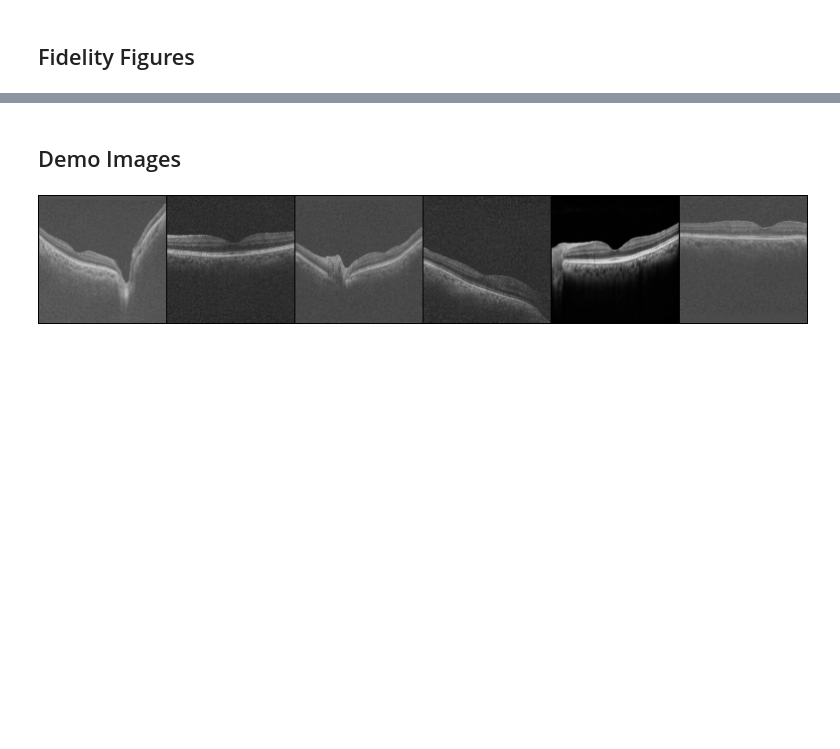
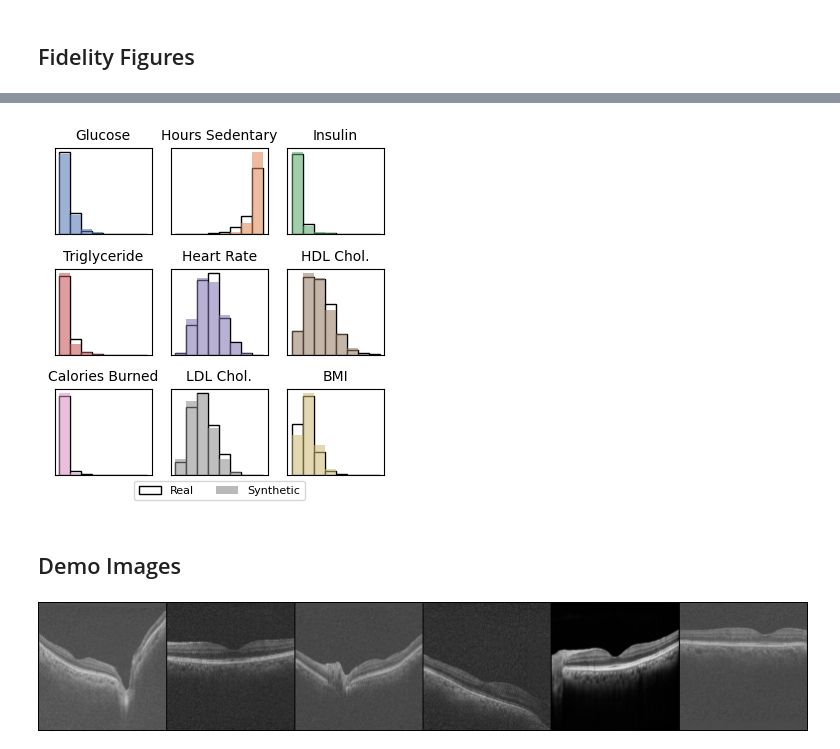
Before and after one commit to nicholas-j-jackson/ai_readi_synth, a Jupyter notebook: Analysis/figures.ipynb, the cells around one changed output, grey strips where cells are left out. Drawn from its saved outputs; the diff is of its cells as text; code cells hidden in the pictures; blank space fills up the shorter version.

```diff
--- a/Analysis/figures.ipynb
+++ b/Analysis/figures.ipynb
@@ -305,3 +524,44 @@ fig.subplots_adjust(hspace=0.5, wspace=0.5) # Adjust vertical and horizontal spa
+# %%
+colmap = {
+            'Glucose [Mass/volume] in Serum or_value (mg/dL)': 'Glucose',
+            'act_sedentary_hrs': 'Hours Sedentary',
+            'Insulin [Units/volume] in Serum o_value (ng/L)': 'Insulin',
+            'Triglyceride [Mass/volume] _value (mg/dL)': 'Triglyceride',
+            'Rate': 'Heart Rate',
+            'Cholesterol in HDL [Mass/_value (mg/dL)': 'HDL Chol.',
+            'total_kcal': "Calories Burned",
+            'Cholesterol in LDL [Mass/_value (mg/dL)': "LDL Chol.",
+            "BMI":"BMI"
+
+        }
+# %%
+import matplotlib.patches as mpatches
+
+colors = [
+    '#4C72B0', '#DD8452', '#55A868',
+    '#C44E52', '#8172B2', '#937860',
+    '#DA8BC3', '#8C8C8C', '#CCB974'
+]
+
+fig, axs = plt.subplots(3, 3, figsize=(4.25, 4.25))
+
+for i, (col, label) in enumerate(colmap.items()):
+    ax = axs[i // 3, i % 3]
+    make_histogram(real, synth, ax, col=col, color=colors[i], title=label)
+
+# Add legend to bottom-center axis with gray proxy artists
+ax_mid = axs[2, 1]
+handles = [
+    mpatches.Patch(facecolor='white', edgecolor='black', label='Real'),
+    mpatches.Patch(facecolor='gray', alpha=0.55, label='Synthetic')
+]
+ax_mid.legend(handles=handles, ncols=2, loc='lower center',
+              bbox_to_anchor=(0.5, -0.35), fontsize=8)
+
+fig.subplots_adjust(hspace=0.4, wspace=0.2)
+plt.savefig('figure.pdf', bbox_inches='tight', dpi=300)
+# %% [output]
+[figure, added]
 # %% [markdown]
 ## Demo Images
 # %%
```
Also changed, not shown: parts of 9 cells of this notebook, 3 other files.
